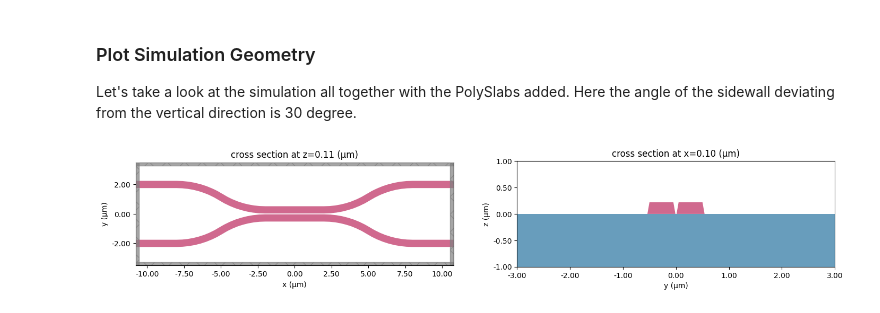
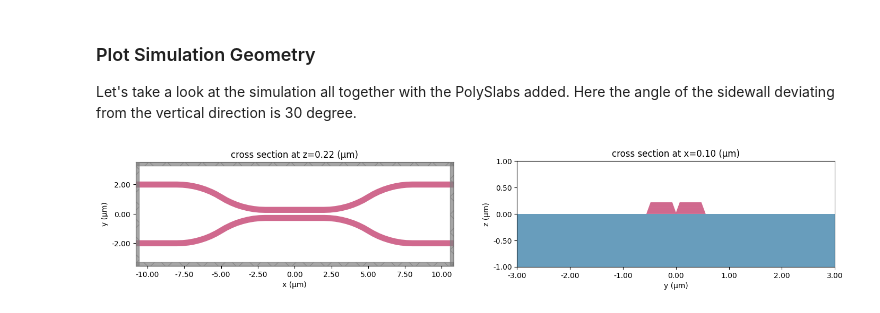
Before and after one commit to flexcompute/tidy3d-notebooks, a Jupyter notebook: GDSImport.ipynb, the cells around one changed output. Drawn from its saved outputs; the diff is of its cells as text; code cells hidden in the pictures.

```diff
--- a/GDSImport.ipynb
+++ b/GDSImport.ipynb
@@ -58,7 +59,7 @@ We can also define fabrication-related parameters. We consider the waveguide sid
 # Define waveguide height and fabrication parameters
 wg_height = 0.22
 dilation = 0.02
-sidewall_angle = np.deg2rad(10)
+sidewall_angle = np.deg2rad(20)
 
 # Define materials
 wg_n = 3.48  # Si refractive index
@@ -90,11 +91,11 @@ for (layer, dtype), polys in structures_dict.items():
     if (layer, dtype) not in layer_map:
         continue
     params = layer_map[(layer, dtype)]
-    for poly in polys:
-        # In this recipe, each input polygon is expected to heal to one polygon.
-        healed_poly = pf.offset(poly, 0)[0]
-        geo = td.PolySlab(
-            vertices=healed_poly.vertices,
+    # Union the layer first: heals slit self-intersections, re-forms holes, and
+    # merges abutting polygons so the sidewall slant leaves no seam gaps.
+    for merged in pf.boolean(polys, [], "+"):
+        geo = td.Geometry.from_shapely(
+            shapely.Polygon(merged.vertices, merged.holes),
             axis=2,
             slab_bounds=params["slab_bounds"],
             sidewall_angle=params["sidewall_angle"],
@@ -153,10 +154,10 @@ Let's take a look at the simulation all together with the PolySlabs added. Here
 # %%
 fig, (ax1, ax2) = plt.subplots(1, 2, figsize=(17, 5))
 
-sim.plot(z=wg_height / 2, lw=1, edgecolor="k", ax=ax1)
+sim.plot(z=wg_height, lw=1, edgecolor="k", ax=ax1)
 sim.plot(x=0.1, lw=1, edgecolor="k", ax=ax2)
 
 ax2.set_xlim([-3, 3])
 _ = ax2.set_ylim([-1, 1])
 # %% [output]
-[figure, old version]
+[figure, new version]
```
Also changed, not shown: parts of 4 cells of this notebook.
